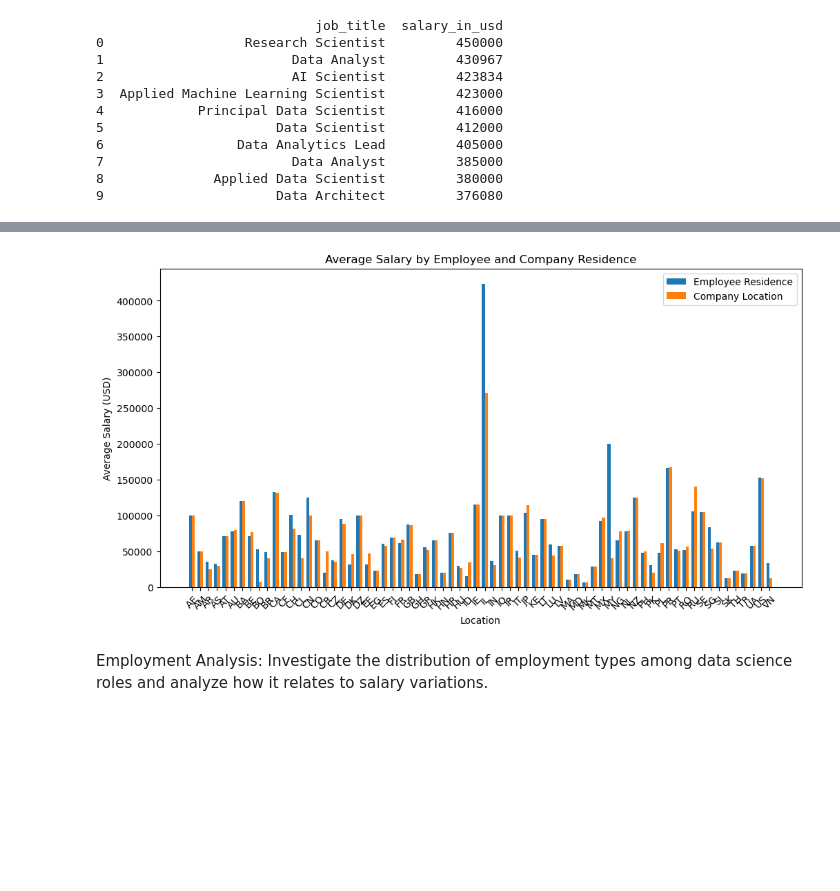
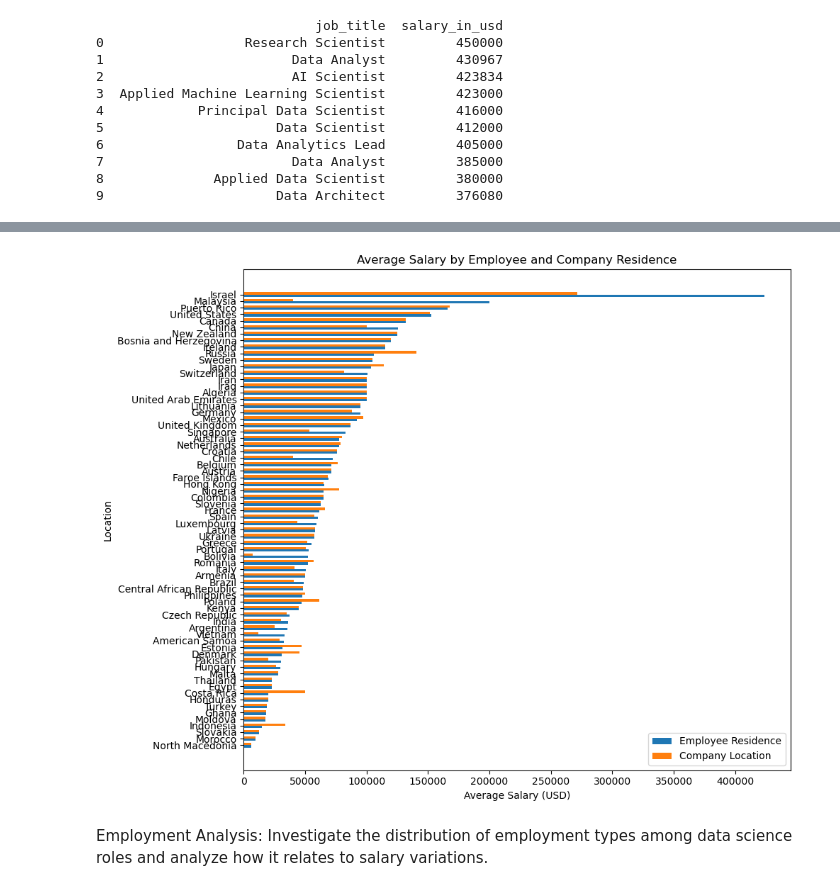
Before and after one commit to georgemcculloch/Data-Science-Salary-Analysis, a Jupyter notebook: data salaries.ipynb, the cells around one changed output, grey strips where cells are left out. Saved outputs shown, nothing was run; the diff lists cells and outputs as text; code cells hidden in the pictures; blank space fills up the shorter version.

```diff
--- a/data salaries.ipynb
+++ b/data salaries.ipynb
@@ -200,26 +284,29 @@ plt.show()
 # %%
 employee_locations = df['employee_residence'].unique()
 company_locations = df['company_location'].unique()
 
 common_locations = np.intersect1d(employee_locations, company_locations)
 
 avg_salary_by_employee_location = df[df['employee_residence'].isin(common_locations)].groupby('employee_residence')['salary_in_usd'].mean()
 avg_salary_by_company_location = df[df['company_location'].isin(common_locations)].groupby('company_location')['salary_in_usd'].mean()
 
+common_locations_sorted = common_locations[np.argsort(avg_salary_by_employee_location)]
+
 bar_width = 0.35
-x = np.arange(len(common_locations))
+y = np.arange(len(common_locations_sorted))
 
-plt.figure(figsize=(12, 6))
-plt.bar(x - bar_width/2, avg_salary_by_employee_location, bar_width, label='Employee Residence')
-plt.bar(x + bar_width/2, avg_salary_by_company_location, bar_width, label='Company Location')
-plt.xlabel('Location')
-plt.ylabel('Average Salary (USD)')
+plt.figure(figsize=(10, 8))
+plt.barh(y - bar_width/2, avg_salary_by_employee_location[common_locations_sorted], bar_width, label='Employee Residence')
+plt.barh(y + bar_width/2, avg_salary_by_company_location[common_locations_sorted], bar_width, label='Company Location')
+plt.xlabel('Average Salary (USD)')
+plt.ylabel('Location')
 plt.title('Average Salary by Employee and Company Residence')
-plt.xticks(x, common_locations, rotation=45)
+plt.yticks(y, common_locations_sorted)
 plt.legend()
+plt.tight_layout()
 plt.show()
 # %% [output]
-[figure, old version]
+[figure, new version]
 # %% [markdown]
 Employment Analysis: Investigate the distribution of employment types among data science roles and analyze how it relates to salary variations.
 # %%
```
Also changed, not shown: parts of 4 cells of this notebook.
